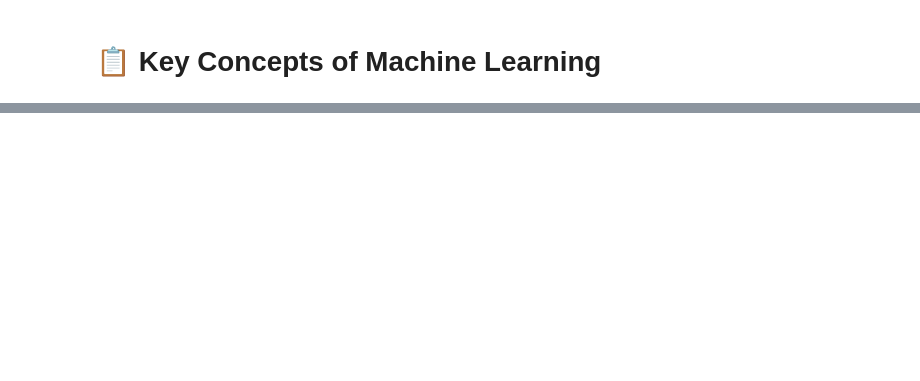
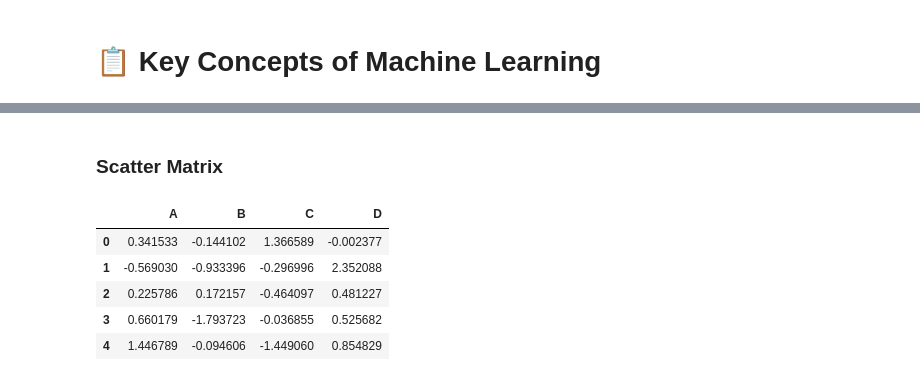
Before and after one commit to SparrowHere/California_Housing_Prices_Analysis, a Jupyter notebook: Key Concepts of Machine Learning.ipynb, the cells around one changed output, grey strips where cells are left out. Cells and saved outputs as stored; diff of their text form; code cells hidden in the pictures; blank space fills up the shorter version.

```diff
--- a/Key Concepts of Machine Learning.ipynb
+++ b/Key Concepts of Machine Learning.ipynb
@@ -195,0 +196,14 @@ for i in range(len(X_var)):
+# %% [markdown]
+### Scatter Matrix
+# %%
+import pandas as pd
+
+df_random = pd.DataFrame(np.random.randn(1000, 4), columns=['A', 'B', 'C', 'D'])
+df_random.head()
+# %% [output]
+|  | A | B | C | D |
+| 0 | 0.341533 | -0.144102 | 1.366589 | -0.002377 |
+| 1 | -0.569030 | -0.933396 | -0.296996 | 2.352088 |
+| 2 | 0.225786 | 0.172157 | -0.464097 | 0.481227 |
+| 3 | 0.660179 | -1.793723 | -0.036855 | 0.525682 |
+| 4 | 1.446789 | -0.094606 | -1.449060 | 0.854829 |
```
Also changed, not shown: parts of 11 cells of this notebook.
